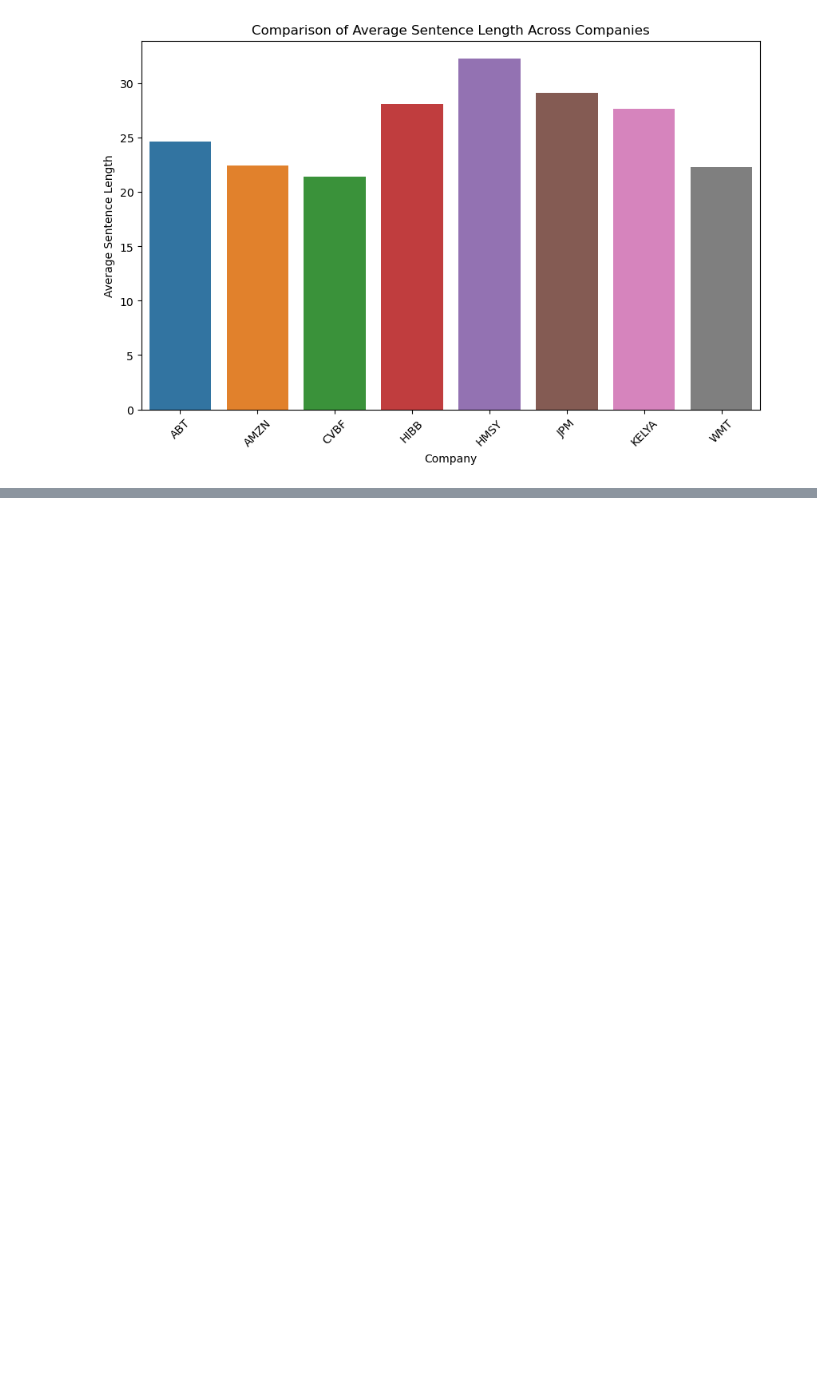
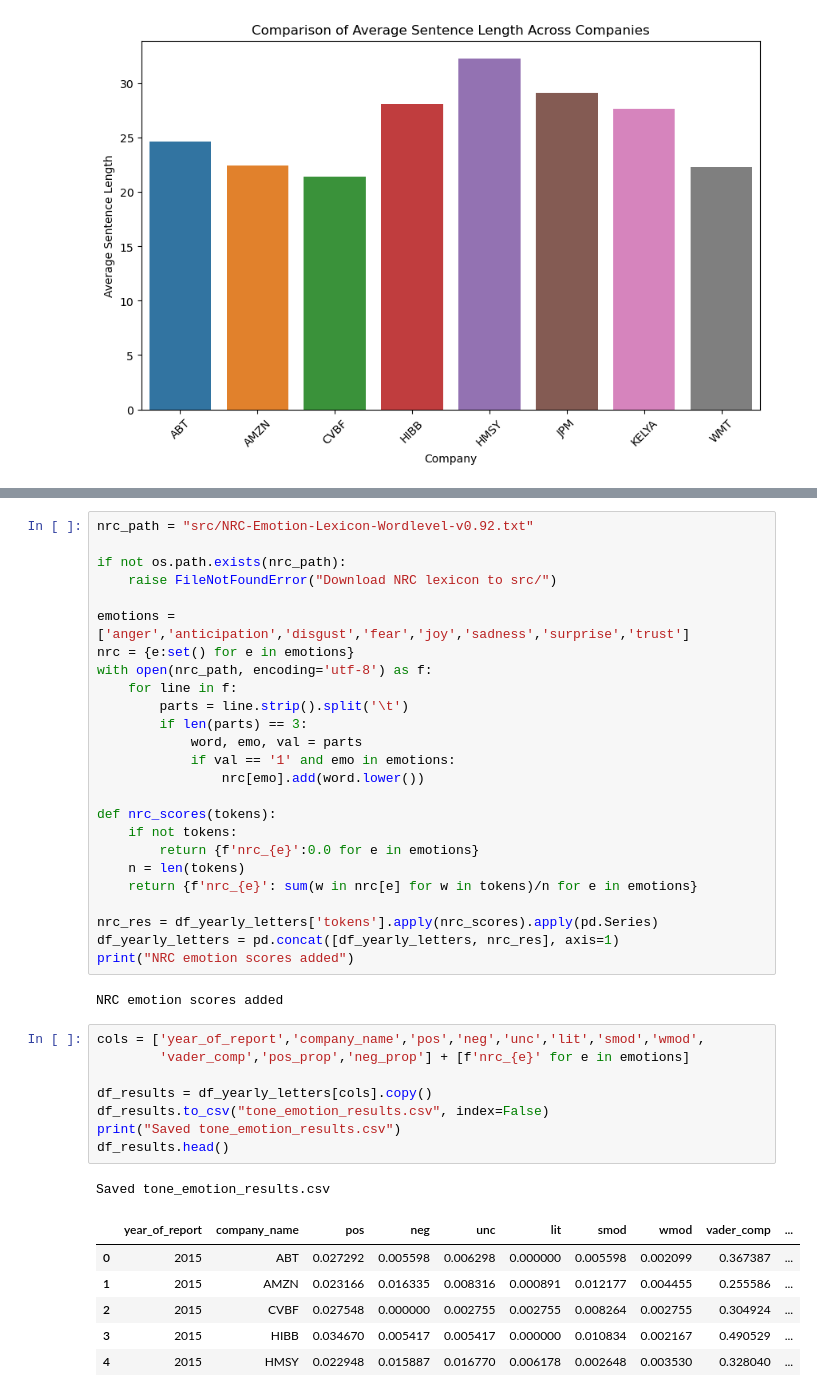
Before and after one commit to tom4197/ISEM2006, a Jupyter notebook: work.ipynb, the cells around one changed output, grey strips where cells are left out. Drawn from its saved outputs; the diff is of its cells as text; blank space fills up the shorter version.

```diff
--- a/work.ipynb
+++ b/work.ipynb
@@ -234,0 +276,43 @@ plt.xticks(rotation=45)
+# %%
+nrc_path = "src/NRC-Emotion-Lexicon-Wordlevel-v0.92.txt"
+
+if not os.path.exists(nrc_path):
+    raise FileNotFoundError("Download NRC lexicon to src/")
+
+emotions = ['anger','anticipation','disgust','fear','joy','sadness','surprise','trust']
+nrc = {e:set() for e in emotions}
+with open(nrc_path, encoding='utf-8') as f:
+    for line in f:
+        parts = line.strip().split('\t')
+        if len(parts) == 3:
+            word, emo, val = parts
+            if val == '1' and emo in emotions:
+                nrc[emo].add(word.lower())
+
+def nrc_scores(tokens):
+    if not tokens:
+        return {f'nrc_{e}':0.0 for e in emotions}
+    n = len(tokens)
+    return {f'nrc_{e}': sum(w in nrc[e] for w in tokens)/n for e in emotions}
+
+nrc_res = df_yearly_letters['tokens'].apply(nrc_scores).apply(pd.Series)
+df_yearly_letters = pd.concat([df_yearly_letters, nrc_res], axis=1)
+print("NRC emotion scores added")
+# %% [output]
+NRC emotion scores added
+# %%
+cols = ['year_of_report','company_name','pos','neg','unc','lit','smod','wmod',
+        'vader_comp','pos_prop','neg_prop'] + [f'nrc_{e}' for e in emotions]
+
+df_results = df_yearly_letters[cols].copy()
+df_results.to_csv("tone_emotion_results.csv", index=False)
+print("Saved tone_emotion_results.csv")
+df_results.head()
+# %% [output]
+Saved tone_emotion_results.csv
+|  | year_of_report | company_name | pos | neg | unc | lit | smod | wmod | vader_comp | ... |
+| 0 | 2015 | ABT | 0.027292 | 0.005598 | 0.006298 | 0.000000 | 0.005598 | 0.002099 | 0.367387 | ... |
+| 1 | 2015 | AMZN | 0.023166 | 0.016335 | 0.008316 | 0.000891 | 0.012177 | 0.004455 | 0.255586 | ... |
+| 2 | 2015 | CVBF | 0.027548 | 0.000000 | 0.002755 | 0.002755 | 0.008264 | 0.002755 | 0.304924 | ... |
+| 3 | 2015 | HIBB | 0.034670 | 0.005417 | 0.005417 | 0.000000 | 0.010834 | 0.002167 | 0.490529 | ... |
+| 4 | 2015 | HMSY | 0.022948 | 0.015887 | 0.016770 | 0.006178 | 0.002648 | 0.003530 | 0.328040 | ... |
```
Also changed, not shown: parts of 8 cells of this notebook, 4 other files.
